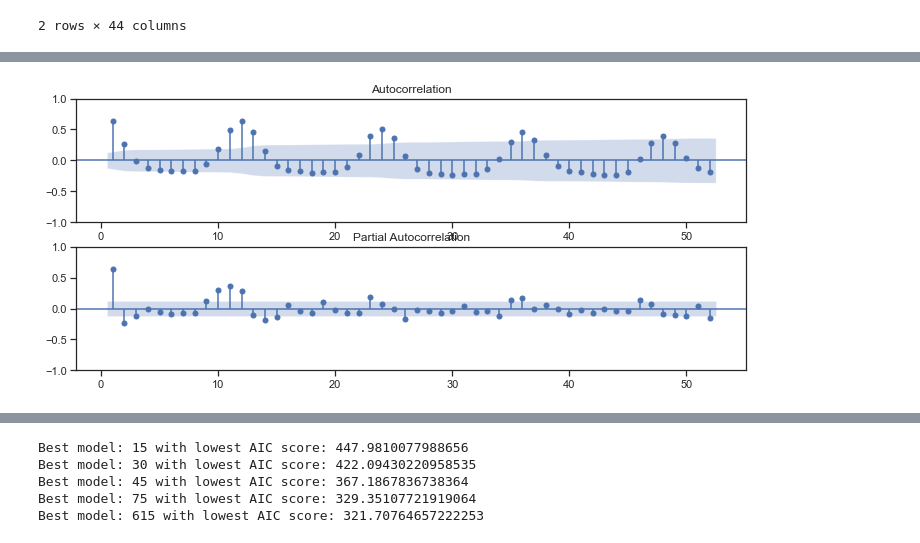
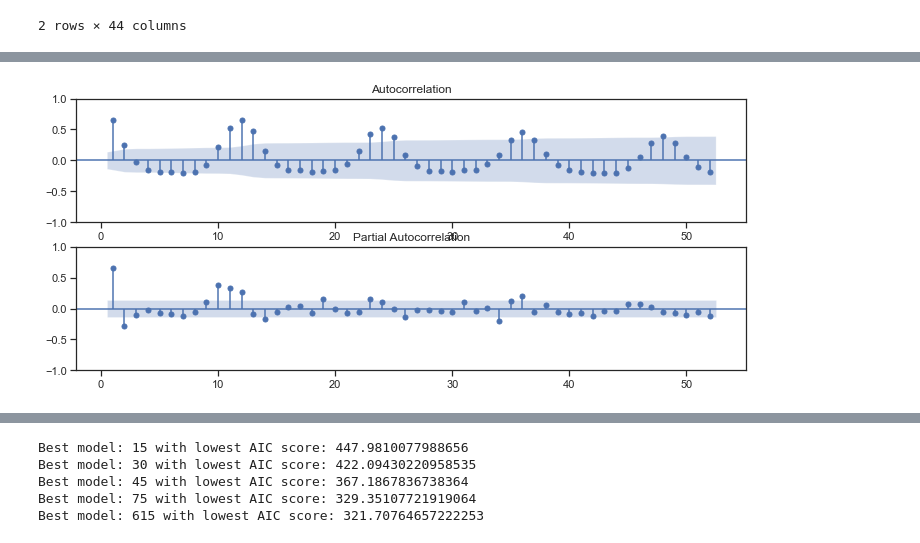
Before and after one commit to pauldcarroll/Forecasting, a Jupyter notebook: SARIMAX/SARIMAX.ipynb, the cells around one changed output, grey strips where cells are left out. Drawn from its saved outputs; the diff is of its cells as text; code cells hidden in the pictures.

```diff
--- a/SARIMAX/SARIMAX.ipynb
+++ b/SARIMAX/SARIMAX.ipynb
@@ -103,9 +174,12 @@ plt.show();
 # %%
+# Analysing the Autocorrelation and Partial Autocorrelation functions.
+
+
 fig, ax= plt.subplots(2,1)
-plot_acf(df.resample('M').mean()[['Temperature']], zero=False,
+plot_acf(train, zero=False,
          ax=ax[0], lags=52)
-plot_pacf(df.resample('M').mean()[['Temperature']],zero=False,
+plot_pacf(train,zero=False,
           ax=ax[1], lags=52)
 plt.show();
 # %% [output]
-[figure, old version]
+[figure, new version]
```
Also changed, not shown: parts of 42 cells of this notebook.
